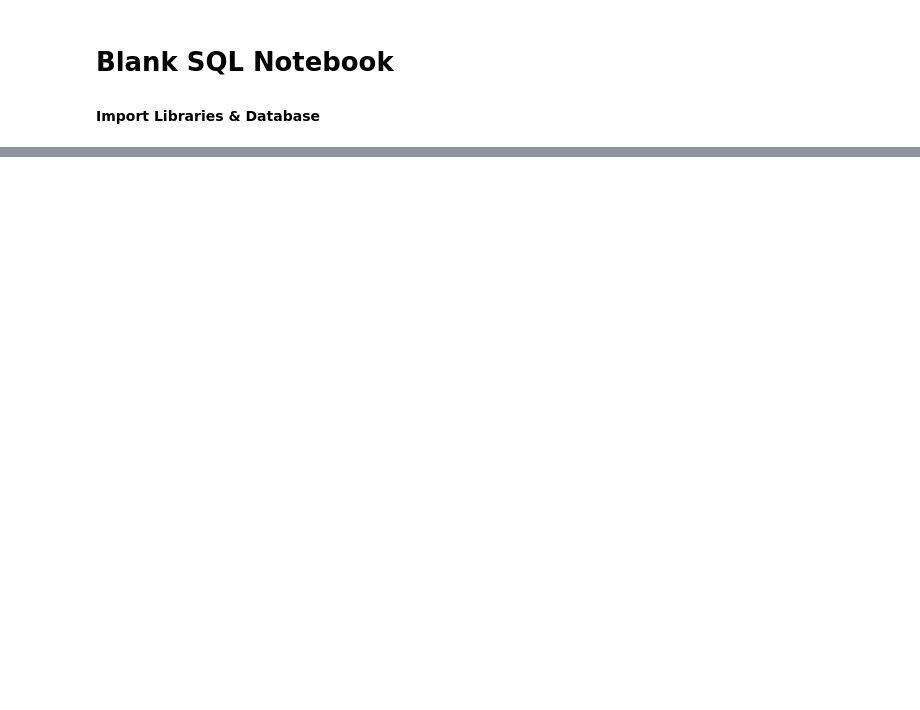
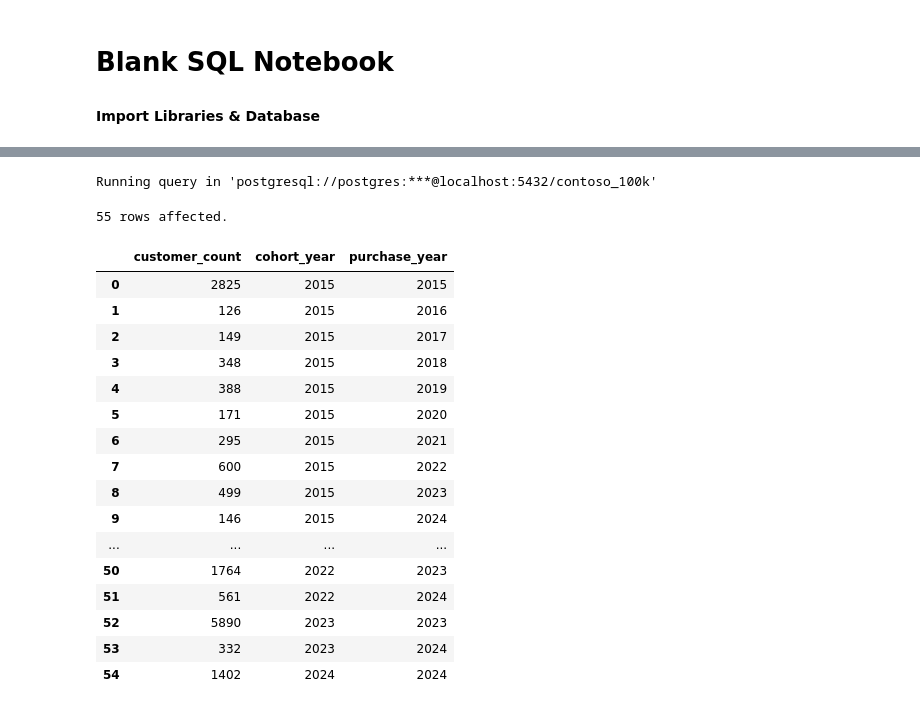
Before and after one commit to daniyalmusman/SQL, a Jupyter notebook: Resources/Blank_SQL_Notebook.ipynb, the cells around one changed output, grey strips where cells are left out. Drawn from its saved outputs; the diff is of its cells as text; code cells hidden in the pictures; blank space fills up the shorter version.

```diff
--- a/Resources/Blank_SQL_Notebook.ipynb
+++ b/Resources/Blank_SQL_Notebook.ipynb
@@ -203,0 +128,41 @@ Running query in 'postgresql://postgres:***@localhost:5432/contoso_100k'
+# %%
+%%sql
+
+WITH cohort_window AS (
+SELECT DISTINCT
+  customerkey,
+  EXTRACT(YEAR FROM (MIN(orderdate) OVER (PARTITION BY customerkey))) AS cohort_year,
+  EXTRACT(YEAR FROM orderdate) AS purchase_year
+FROM
+  sales)
+
+SELECT
+  COUNT(DISTINCT customerkey) AS customer_count,
+  cohort_year,
+  purchase_year
+FROM
+  cohort_window
+GROUP BY
+  cohort_year, purchase_year
+ORDER BY
+  cohort_year, purchase_year
+# %% [output]
+Running query in 'postgresql://postgres:***@localhost:5432/contoso_100k'
+55 rows affected.
+|  | customer_count | cohort_year | purchase_year |
+| 0 | 2825 | 2015 | 2015 |
+| 1 | 126 | 2015 | 2016 |
+| 2 | 149 | 2015 | 2017 |
+| 3 | 348 | 2015 | 2018 |
+| 4 | 388 | 2015 | 2019 |
+| 5 | 171 | 2015 | 2020 |
+| 6 | 295 | 2015 | 2021 |
+| 7 | 600 | 2015 | 2022 |
+| 8 | 499 | 2015 | 2023 |
+| 9 | 146 | 2015 | 2024 |
+| ... | ... | ... | ... |
+| 50 | 1764 | 2022 | 2023 |
+| 51 | 561 | 2022 | 2024 |
+| 52 | 5890 | 2023 | 2023 |
+| 53 | 332 | 2023 | 2024 |
+| 54 | 1402 | 2024 | 2024 |
```
Also changed, not shown: parts of 7 cells of this notebook.
